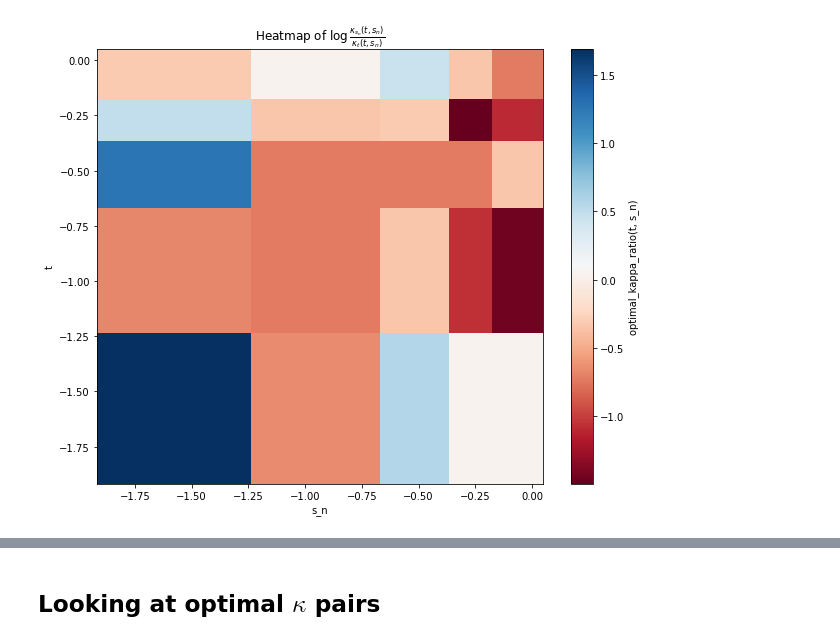
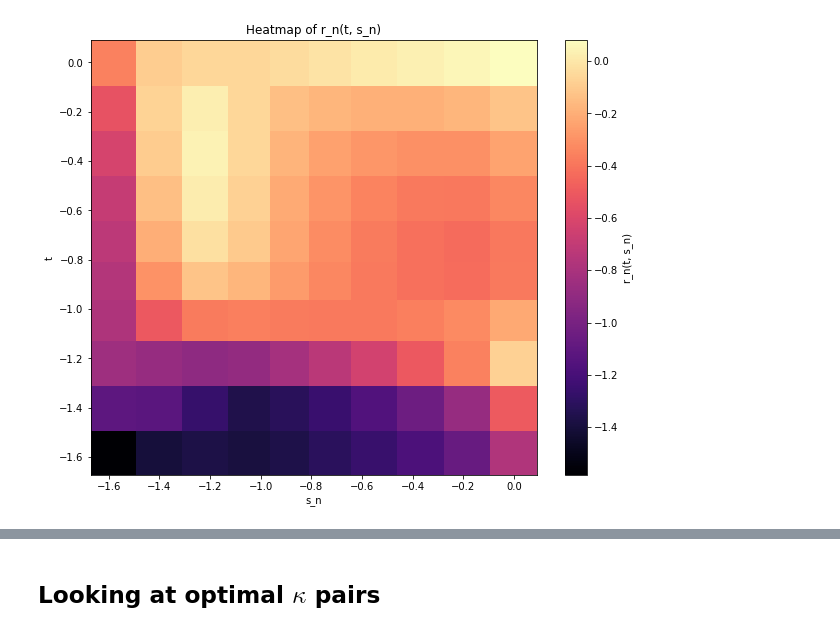
Before and after one commit to ak47na/multisensory_causal_inference, a Jupyter notebook: fits_analysis.ipynb, the cells around one changed output, grey strips where cells are left out. Saved outputs shown, nothing was run; the diff lists cells and outputs as text; code cells hidden in the pictures.

```diff
--- a/fits_analysis.ipynb
+++ b/fits_analysis.ipynb
@@ -40,3 +26,11 @@ r_ns_filepath = './learned_data/selected_r_n.npy'
+# %%
+grid_sz = 100
+optimal_kappa_pairs_filepath = f'./learned_data/optimal_kappa_pairs_{grid_sz}_t{t_index}.pkl'
+min_error_for_idx_pc_filepath = f'./learned_data/min_error_for_idx_pc_{grid_sz}_t{t_index}.pkl'
+min_error_for_idx_filepath = f'./learned_data/min_error_for_idx_{grid_sz}_t{t_index}.pkl'
+s_ns_filepath = f'./learned_data/selected_s_n_{grid_sz}_t{t_index}.npy'
+ts_filepath = f'./learned_data/selected_t_{grid_sz}_t{t_index}.npy'
+r_ns_filepath = f'./learned_data/selected_r_n_{grid_sz}_t{t_index}.npy'
 # %%
 with open(optimal_kappa_pairs_filepath, 'rb') as f:
     optimal_kappa_pairs = pickle.load(f)
@@ -98,0 +152,12 @@ for key in min_error_for_idx_pc:
+# %%
+usns = unif_map.angle_space_to_unif_space(s_ns)
+uts = unif_map.angle_space_to_unif_space(ts)
+plt.figure(figsize=(10, 8))
+plt.pcolormesh(usns.reshape((grid_dim, grid_dim)), uts.reshape((grid_dim, grid_dim)),
+               err_mat.reshape((grid_dim, grid_dim)), shading='auto', cmap='magma')
+plt.colorbar(label='circular distance to r_n(t, s_n)')
+plt.xlabel('s_n')
+plt.ylabel('t')
+plt.title('Heatmap of error for r_n(t, s_n)')
+plt.savefig(f'./figs/error_heatmap_uspace_{grid_sz}_t{t_index}.png')
+plt.clf()
@@ -99,12 +166,13 @@ for key in min_error_for_idx_pc:
 # %%
-optimal_kappa_ratio = optimal_kappa_pairs_arr[:, 1] / optimal_kappa_pairs_arr[:, 0]
 plt.figure(figsize=(10, 8))
-plt.pcolormesh(s_ns.reshape((grid_dim, grid_dim)), ts.reshape((grid_dim, grid_dim)),
-               np.log10(optimal_kappa_ratio.reshape((grid_dim, grid_dim))), shading='auto', cmap='RdBu')
-plt.colorbar(label='optimal_kappa_ratio(t, s_n)')
+plt.pcolormesh(usns.reshape((grid_dim, grid_dim)),
+               uts.reshape((grid_dim, grid_dim)),
+               r_ns.reshape((grid_dim, grid_dim)), shading='auto', cmap='magma')
+plt.colorbar(label='r_n(t, s_n)')
 plt.xlabel('s_n')
 plt.ylabel('t')
-plt.title('Heatmap of $\log{\\frac{\kappa_{s_n}(t, s_n)}{\kappa_{t}(t, s_n)}}$')
-plt.show()
+plt.title('Heatmap of r_n(t, s_n)')
+plt.savefig(f'./figs/r_n_axis_u_space_{grid_sz}_t{t_index}.png')
+plt.clf()
 # %% [output]
-[figure, old version]
+[figure, new version]
```
Also changed, not shown: parts of 16 cells of this notebook.
